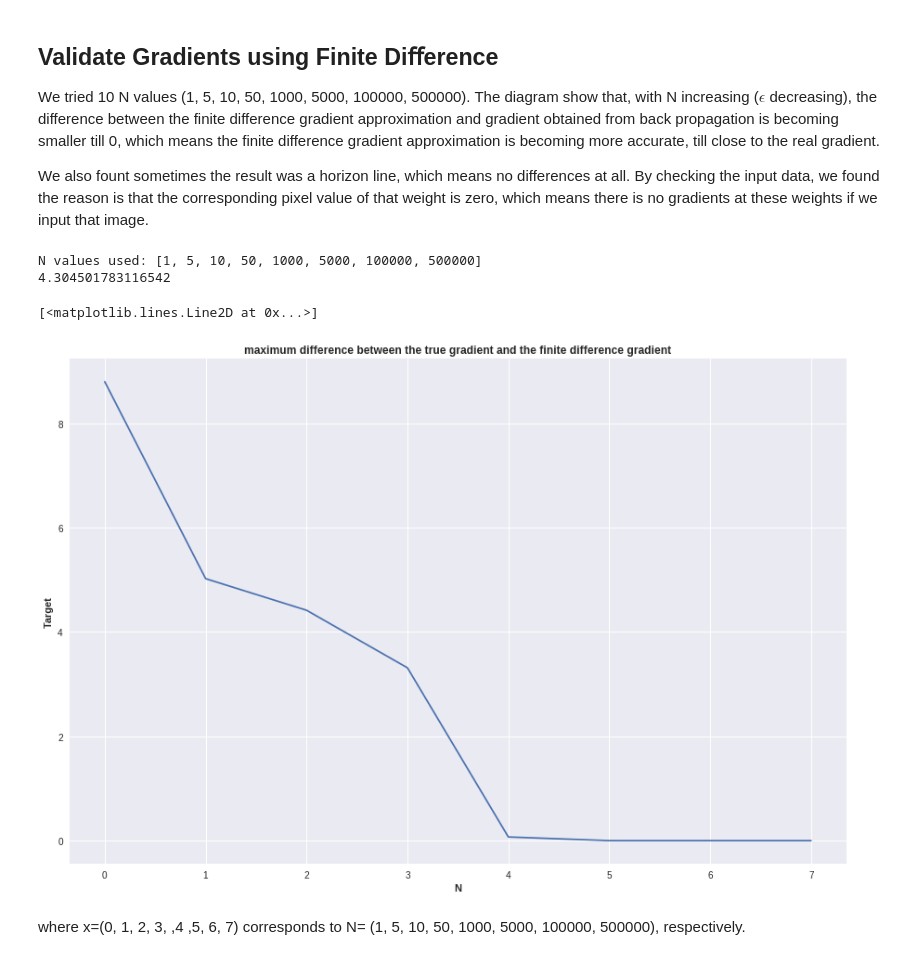
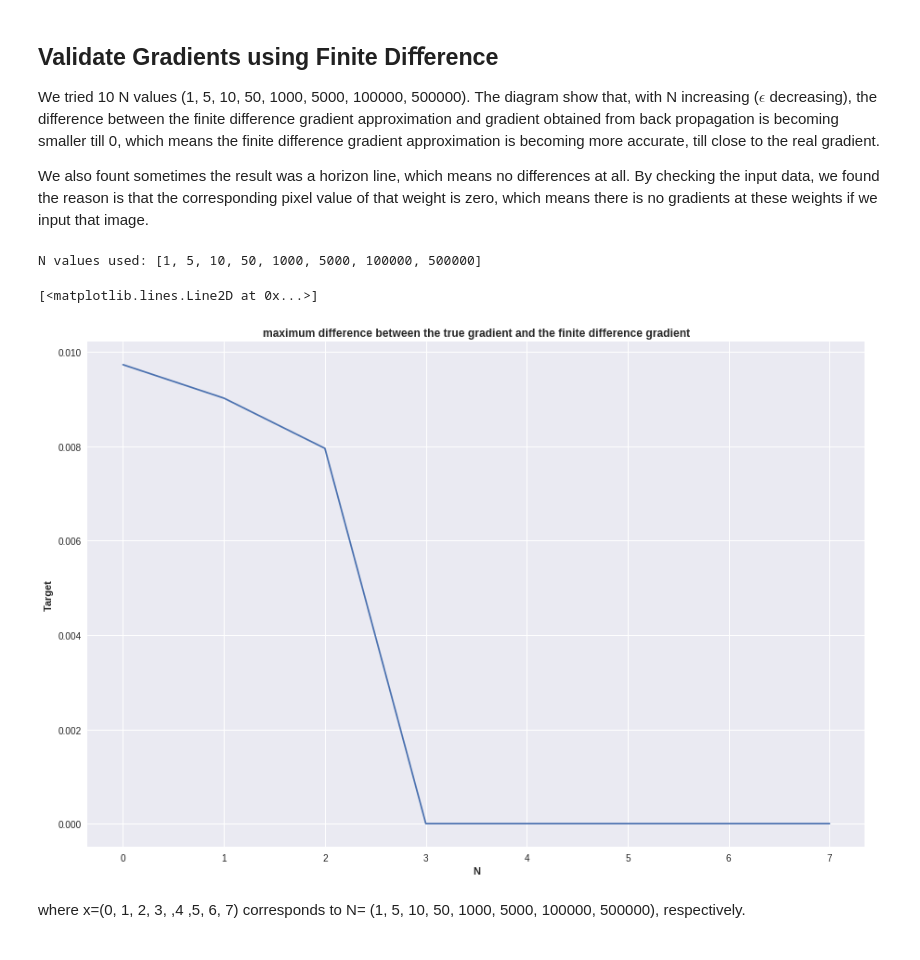
Before and after one commit to LiamMa/IFT6135-Assignment-1, a Jupyter notebook: A1_1_Jin.ipynb, the cells around one changed output. Saved outputs shown, nothing was run; the diff lists cells and outputs as text; code cells hidden in the pictures.

```diff
--- a/A1_1_Jin.ipynb
+++ b/A1_1_Jin.ipynb
@@ -312,44 +300,41 @@ N_value = [k*10**i for i in i_value for k in k_value]
 print('N values used:', N_value)
 p = 10
 
-# obtain one data point
-np.random.seed(0)
+# obtain one data point, fix random.seed to reproduce the result.
+np.random.seed(100)
 data_number = np.random.randint(0,X_train.shape[0])
 X, y = X_train[data_number,:].reshape(1,-1), y_train[data_number,:].reshape(1,-1)
-X[0,0] = 100
 
 # compute forward and backward prop and the gradient
-y_hat, ls, cache = nn5.forward(X,y)
-print(ls)
+y_hat, ls, cache = nn5.forward(X, y)
 grad_W, grad_b = nn5.backward(cache, y, ls)
-grad_theta = grad_W[0][0,:p]
+# Use the second layer to validate gradient.
+grad_theta = grad_W[1][:p,0]
 
 res = []
-
 for N in N_value:
     epsilon = 1 / N
     grad_diff = np.zeros(p)
     for i in range(p):
         # compute L(+epsilon)
-        nn5.weights[0][0,i] += epsilon
+        nn5.weights[1][i,0] += epsilon
         _, L_plus, _ = nn5.forward(X,y)
         # compute L(-epsilon)
-        nn5.weights[0][0,i] -= 2*epsilon
+        nn5.weights[1][i,0] -= 2*epsilon
         _, L_minus,_ = nn5.forward(X,y)
         # recover weight
-        nn5.weights[0][0,i] += epsilon
+        nn5.weights[1][i,0] += epsilon
         # Finite Difference
         grad_diff[i] = (L_plus/epsilon-L_minus/epsilon) / 2
     res.append(np.max(np.abs(grad_theta - grad_diff)))
 
 plt.xlabel('N', weight='bold')
 plt.ylabel('Target', weight='bold')
 plt.title('maximum difference between the true gradient and the ﬁnite difference gradient', weight='bold')
 plt.plot(np.arange(len(res)), res)
 # %% [output]
 N values used: [1, 5, 10, 50, 1000, 5000, 100000, 500000]
-4.304501783116542
 [<matplotlib.lines.Line2D at 0x...>]
-[figure, old version]
+[figure, new version]
 # %% [markdown]
 where x=(0, 1, 2, 3, ,4 ,5, 6, 7) corresponds to N= (1, 5, 10, 50, 1000, 5000, 100000, 500000), respectively.
```
Also changed, not shown: parts of 4 cells of this notebook.
